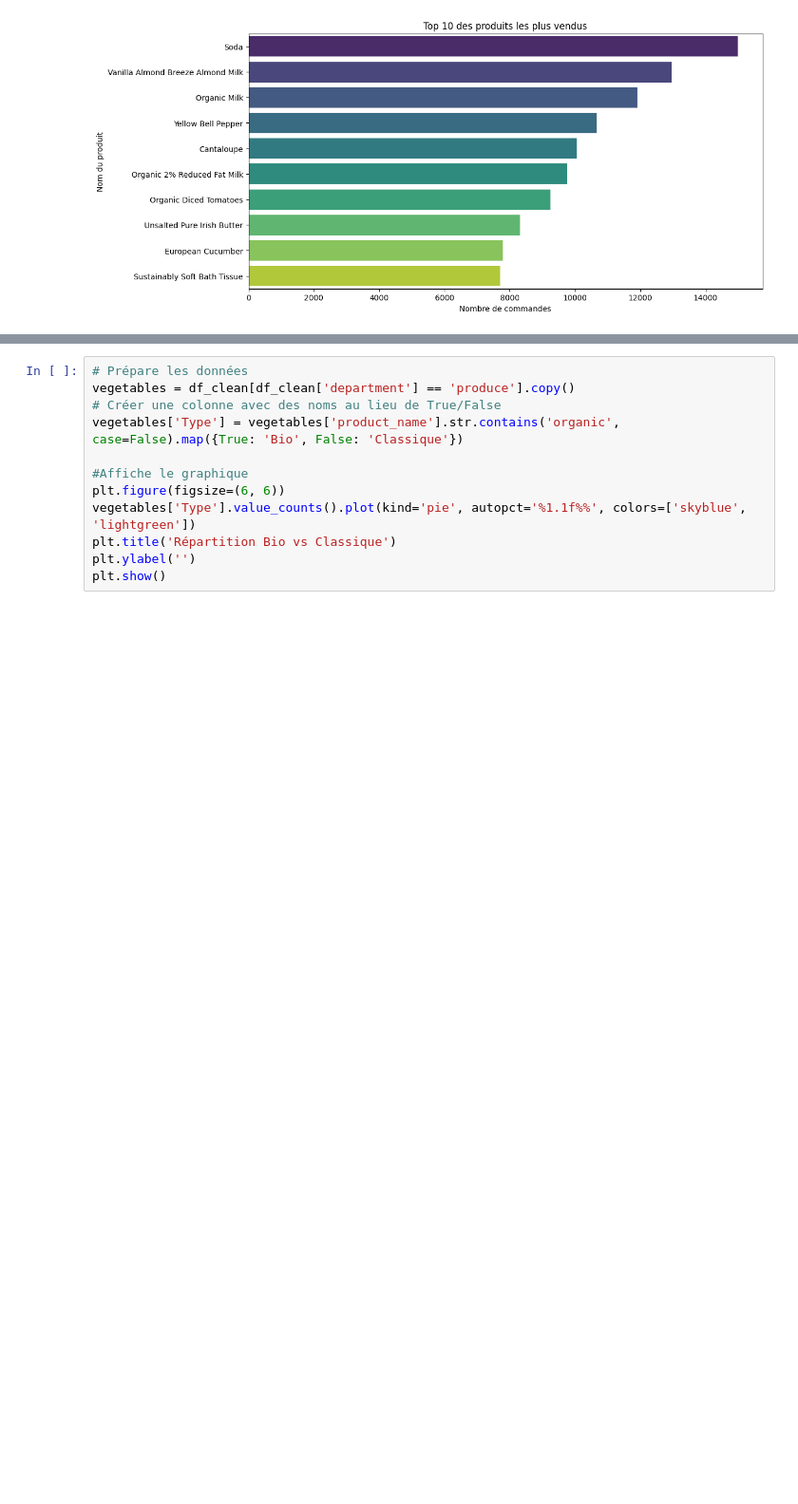
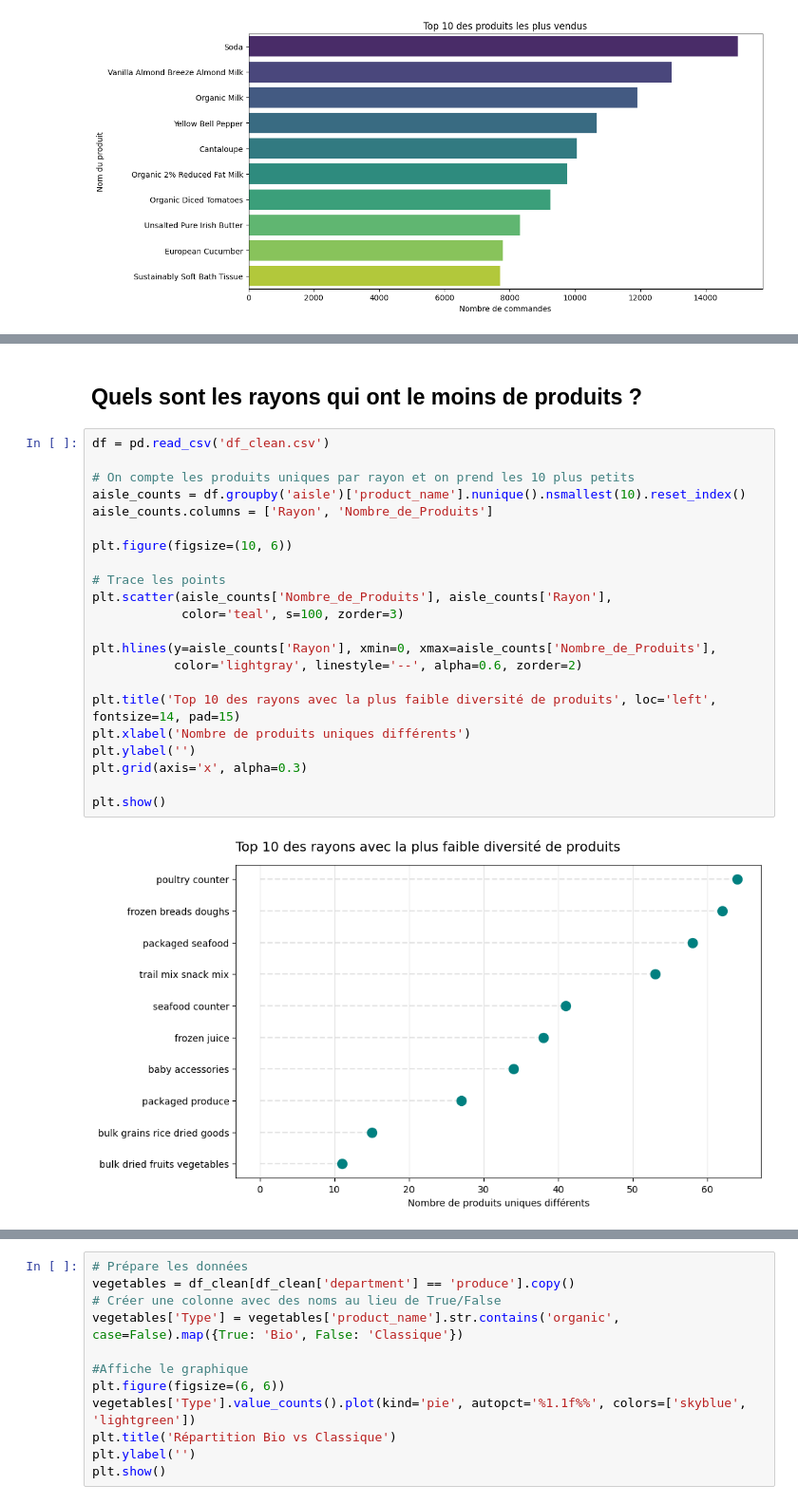
Before and after one commit to Lois5959/NEXTBUY, a Jupyter notebook: notebook_graph.ipynb, the cells around one changed output, grey strips where cells are left out. Shown at 95% size. Cells and saved outputs as stored; diff of their text form; blank space fills up the shorter version.

```diff
--- a/notebook_graph.ipynb
+++ b/notebook_graph.ipynb
@@ -46,0 +97,26 @@ Passing `palette` without assigning `hue` is deprecated and will be removed in v
+# %% [markdown]
+## Quels sont les rayons qui ont le moins de produits ?
+# %%
+df = pd.read_csv('df_clean.csv')
+
+# On compte les produits uniques par rayon et on prend les 10 plus petits
+aisle_counts = df.groupby('aisle')['product_name'].nunique().nsmallest(10).reset_index()
+aisle_counts.columns = ['Rayon', 'Nombre_de_Produits']
+
+plt.figure(figsize=(10, 6))
+
+# Trace les points
+plt.scatter(aisle_counts['Nombre_de_Produits'], aisle_counts['Rayon'],
+            color='teal', s=100, zorder=3)
+
+plt.hlines(y=aisle_counts['Rayon'], xmin=0, xmax=aisle_counts['Nombre_de_Produits'],
+           color='lightgray', linestyle='--', alpha=0.6, zorder=2)
+
+plt.title('Top 10 des rayons avec la plus faible diversité de produits', loc='left', fontsize=14, pad=15)
+plt.xlabel('Nombre de produits uniques différents')
+plt.ylabel('')
+plt.grid(axis='x', alpha=0.3)
+
+plt.show()
+# %% [output]
+[figure, added]
```
Also changed, not shown: parts of 19 cells of this notebook.
